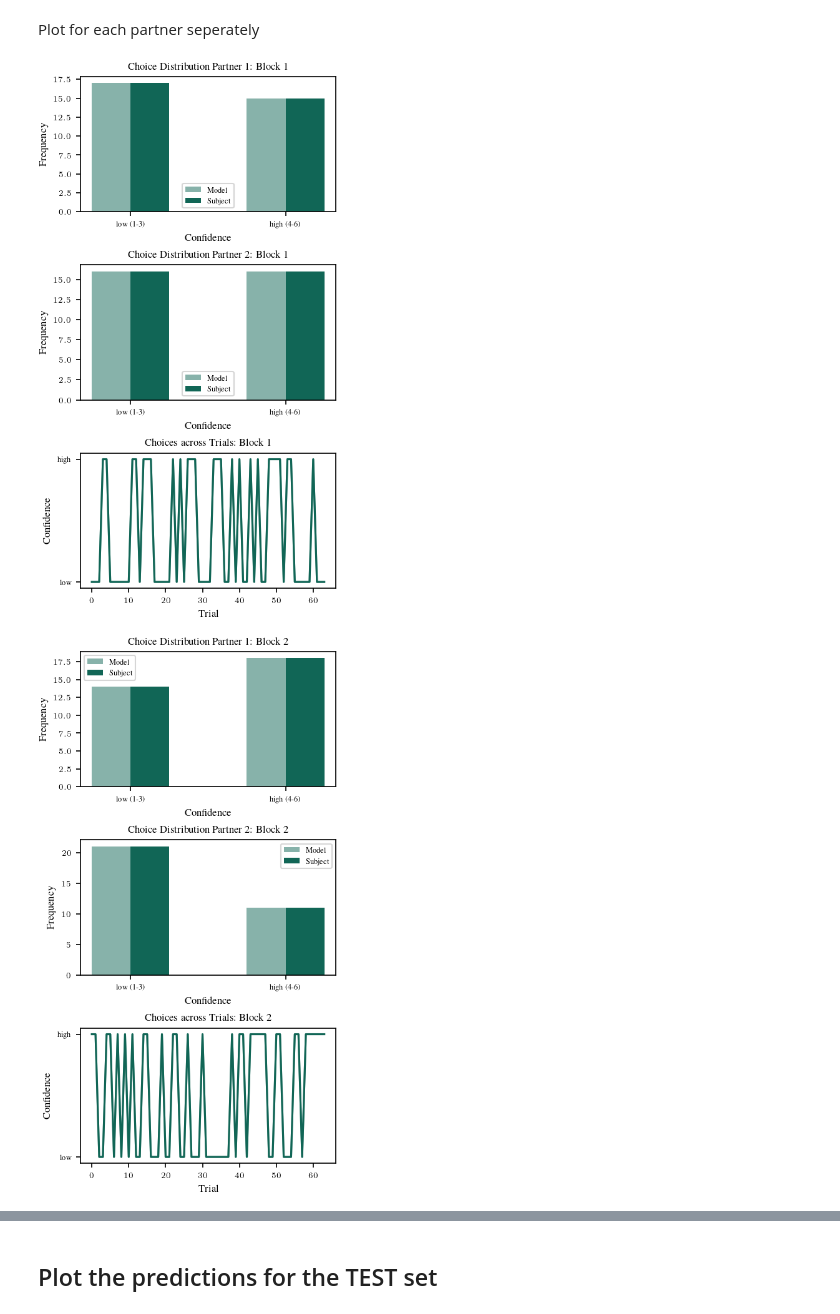
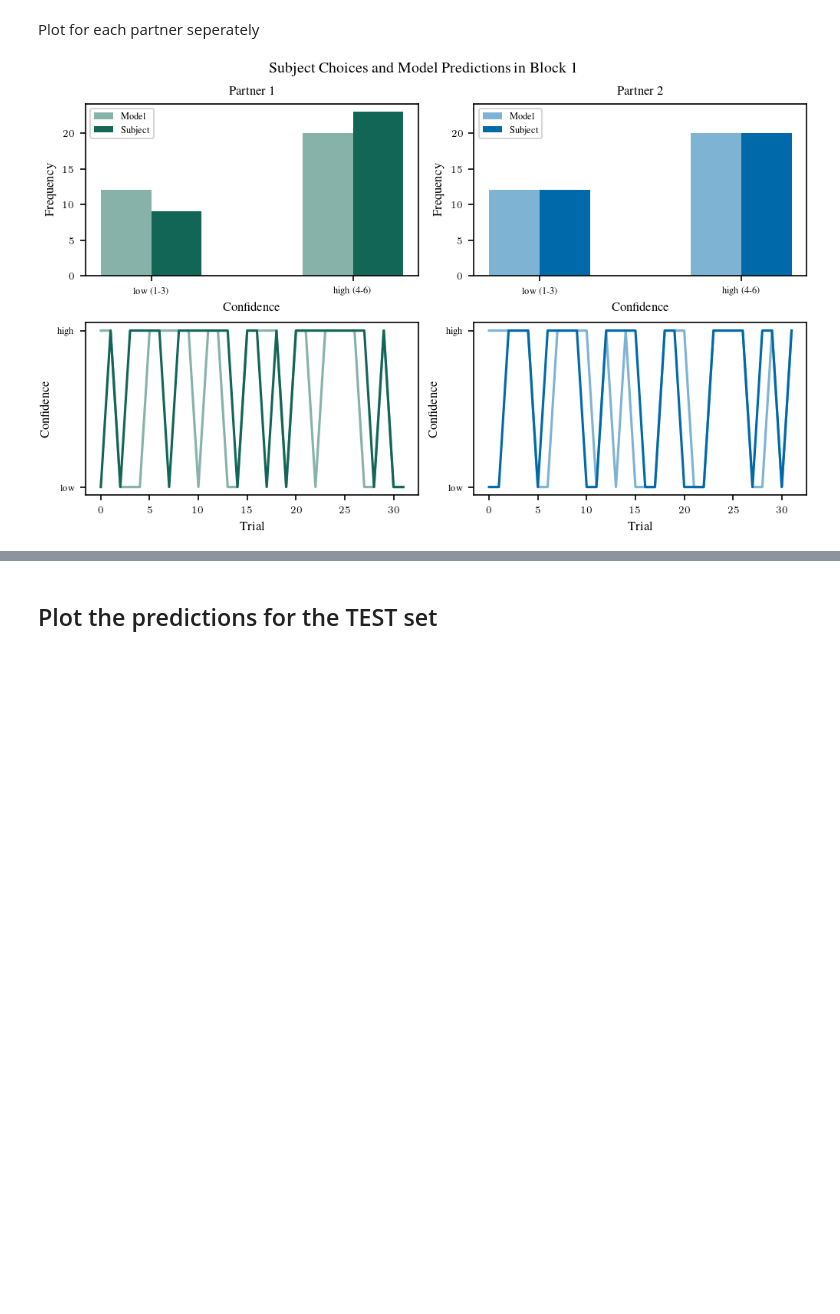
Before and after one commit to meikeoschmann/disRNN-conf-match, a Jupyter notebook: CogModelingRNNsTutorial/DisentangledRNNs_Meike.ipynb, the cells around one changed output, grey strips where cells are left out. Drawn from its saved outputs; the diff is of its cells as text; code cells hidden in the pictures; blank space fills up the shorter version.

Commit message:
plots

```diff
--- a/CogModelingRNNsTutorial/DisentangledRNNs_Meike.ipynb
+++ b/CogModelingRNNsTutorial/DisentangledRNNs_Meike.ipynb
@@ -42,6 +40,6 @@ data = SubjectData(
         categorical_theta=True)
 
 features = data.features_prev + data.features_curr
-subject_idx = 27
+subject_idx = 7
 data()
 # %% [output]
@@ -316,12 +300,12 @@ actual_choices_partner2 = actual_choices[mask_p2, 0].reshape(32,3)
 plt.rcParams.update(
     bundles.icml2022(
         column="full",
-        nrows=1,
+        nrows=2,
         ncols=2,
         usetex=True,
     )
 )
-plt.rcParams.update(figsizes.icml2022_half(nrows=3, ncols=1))
+plt.rcParams.update(figsizes.icml2022_full(nrows=2, ncols=2))
 
 for i in range(model_outputs.shape[1]):
 
@@ -347,52 +331,63 @@ for i in range(model_outputs.shape[1]):
     x = np.arange(len(labels))  # the label locations
     width = 0.25  # the width of the bars
     multiplier = 0
 
-    fig, ax = plt.subplots(3, 1)
+    fig = plt.figure()
+    fig.suptitle('Subject Choices and Model Predictions in Block {subject}'.format(subject=i+1))
+
+    ax1 = plt.subplot(221)
 
     for identity, count in all_choices_p1.items():
         offset = width * multiplier
         if identity == 'Model':
             alpha = 0.5
         else:
             alpha = 1
-        rects = ax[0].bar(x + offset, count, width, color=rgb.mps_green, alpha=alpha, label=identity)
+        rects = ax1.bar(x + offset, count, width, color=rgb.mps_green, alpha=alpha, label=identity)
         multiplier += 1
 
-    ax[0].set_ylabel('Frequency')
-    ax[0].set_xlabel('Confidence')
-    ax[0].set_title('Choice Distribution Partner 1: Block {subject} '.format(subject=i+1))
-    ax[0].set_xticks(x + width/2, labels)
-    ax[0].legend()
+    ax1.set_ylabel('Frequency')
+    ax1.set_xlabel('Confidence')
+    ax1.set_title('Partner 1')
+    ax1.set_xticks(x + width/2, labels)
+    ax1.legend()
+
+    ax2 = plt.subplot(222, sharey=ax1)
 
     multiplier = 0
     for identity, count in all_choices_p2.items():
         offset = width * multiplier
         if identity == 'Model':
             alpha = 0.5
         else:
             alpha = 1
-        rects = ax[1].bar(x + offset, count, width, color=rgb.mps_green, alpha=alpha, label=identity)
+        rects = ax2.bar(x + offset, count, width, color=rgb.tue_blue, alpha=alpha, label=identity)
         multiplier += 1
 
-    ax[1].set_ylabel('Frequency')
-    ax[1].set_xlabel('Confidence')
-    ax[1].set_title('Choice Distribution Partner 2: Block {subject} '.format(subject=i+1))
-    ax[1].set_xticks(x + width/2, labels)
-    ax[1].legend()
+    ax2.set_ylabel('Frequency')
+    ax2.set_xlabel('Confidence')
+    ax2.set_title('Partner 2')
+    ax2.set_xticks(x + width/2, labels)
+    ax2.legend()
 
 
     # Plot the choices across all trials
-    ax[2].plot(model_choice, color=rgb.mps_green, alpha=0.5, label='Model')
-    ax[2].plot(subject_choice, color=rgb.mps_green, label='Subject')
+    ax3 = plt.subplot(223)
+    ax3.plot(model_choice_p1, color=rgb.mps_green, alpha=0.5, label='Model Partner 1')
+    ax3.plot(subject_choice_p1, color=rgb.mps_green, label='Subject Partner 1')
+    ax3.set_xlabel('Trial')
+    ax3.set_ylabel('Confidence')
+    ax3.set_yticks([0,1], labels=['low', 'high'])
 
-    ax[2].set_xlabel('Trial')
-    ax[2].set_ylabel('Confidence')
-    #ax[1].set_yticks([-1,0,1], labels=['invalid', 'low', 'high'])
-    ax[2].set_yticks([0,1], labels=['low', 'high'])
-    ax[2].set_title('Choices across Trials: Block {subject} '.format(subject=i+1))
+
+    ax4 = plt.subplot(224)
+    ax4.plot(model_choice_p2, color=rgb.tue_blue, alpha=0.5, label='Model Partner 2')
+    ax4.plot(subject_choice_p2, color=rgb.tue_blue, label='Subject Partner 2')
+    ax4.set_xlabel('Trial')
+    ax4.set_ylabel('Confidence')
+    ax4.set_yticks([0,1], labels=['low', 'high'])
+
 
     plt.show()
 # %% [output]
-[figure, old version]
+[figure, new version]
-[figure, removed]
```
Also changed, not shown: parts of 10 cells of this notebook.
